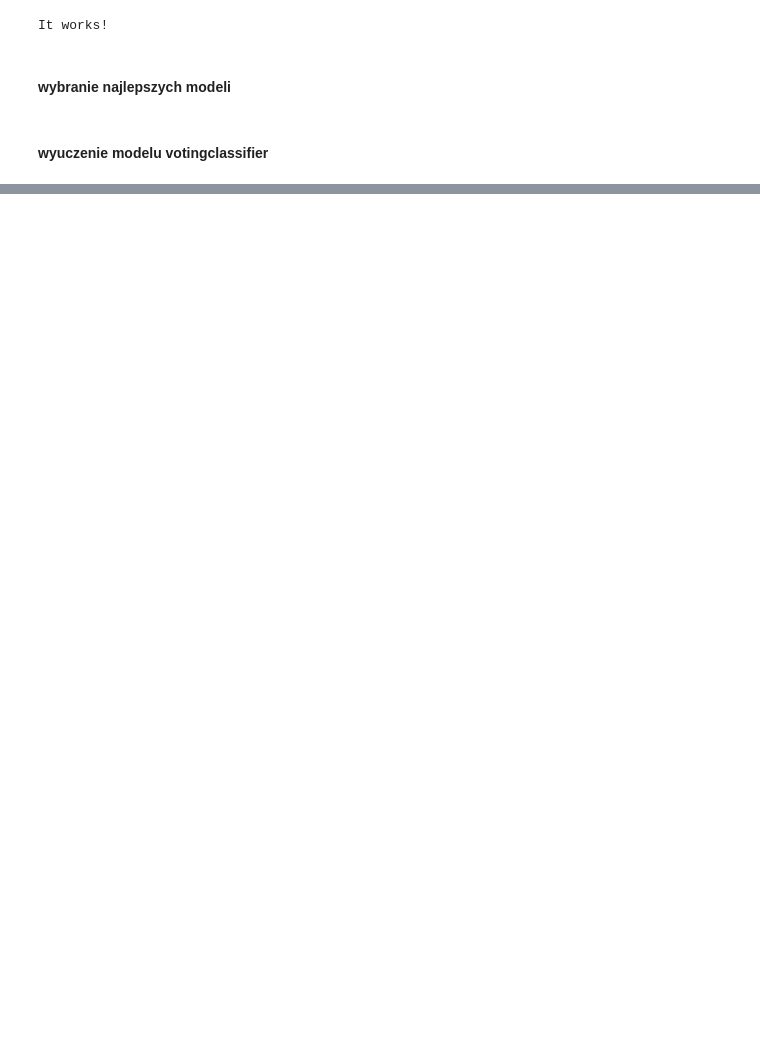
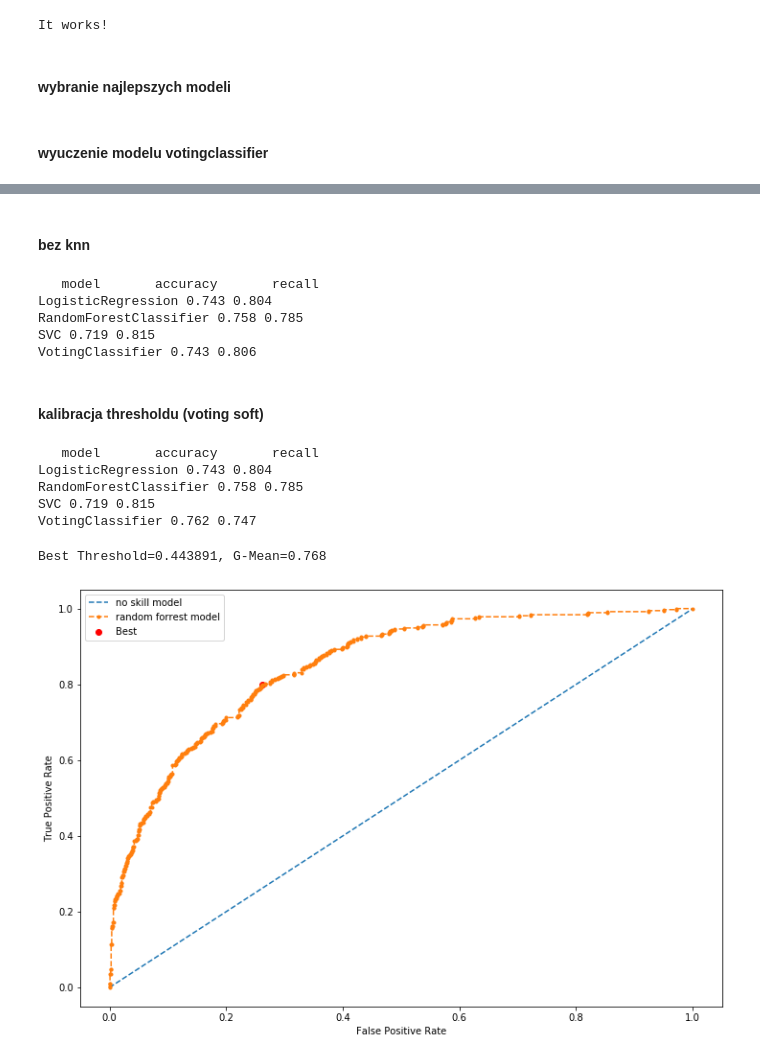
Before and after one commit to infoshareacademy/jdszr6-slytherin_group, a Jupyter notebook: ML_project/mk_scripts/Ensemble_Learning.ipynb, the cells around one changed output, grey strips where cells are left out. Cells and saved outputs as stored; diff of their text form; code cells hidden in the pictures; blank space fills up the shorter version.

```diff
--- a/ML_project/mk_scripts/Ensemble_Learning.ipynb
+++ b/ML_project/mk_scripts/Ensemble_Learning.ipynb
@@ -37,11 +37,17 @@ data_labels = train_set["Churn_Yes"].copy()
 data_num = data[["tenure", "MonthlyCharges", "TotalCharges"]]
 data_cat = data.drop(columns=["tenure", "MonthlyCharges", "TotalCharges"])
 
+
 num_attribs = list(data_num)
 cat_attribs = list(data_cat)
 
 full_pipeline = ColumnTransformer([
-    ("num", StandardScaler(), num_attribs),
+    ("num", Pipeline([
+        ("poly", PolynomialFeatures(degree=5,
+                                    include_bias=False,
+                                    interaction_only=False)),
+        ("scaler", StandardScaler()),
+    ]), num_attribs),
     ("cat", OneHotEncoder(drop="first"), cat_attribs),
 ])
 
@@ -49,7 +55,7 @@ new_data = full_pipeline.fit_transform(data)
 
 class DropTransformer(BaseEstimator, TransformerMixin):
 
-    def __init__(self, threshold = 0.8):
+    def __init__(self, threshold):
         self.threshold = threshold
         print("It works!")
 
@@ -67,7 +73,7 @@ class DropTransformer(BaseEstimator, TransformerMixin):
 
         return transformed_data
 
-pipeline = Pipeline([("droper", DropTransformer(threshold = 0.7))])
+pipeline = Pipeline([("droper", DropTransformer(threshold = 0.95))])
 
 data_prepared = pipeline.fit_transform(new_data)
 
@@ -85,3 +86,8 @@ knn_clf = KNeighborsClassifier()
+# %%
+log_clf = LogisticRegression(C=0.5, solver="liblinear", class_weight="balanced", random_state=44)
+rnd_clf = RandomForestClassifier(max_depth=7, max_features="auto", min_samples_leaf=10, class_weight="balanced", random_state=44)
+svm_clf = SVC(kernel="rbf", C=1, gamma="auto", class_weight="balanced", random_state=44, probability=True)
+knn_clf = KNeighborsClassifier(n_neighbors = 41, leaf_size = 10, p = 1, metric = "euclidean", weights = "uniform")
 # %% [markdown]
 #### wyuczenie modelu votingclassifier
 # %%
@@ -107,0 +110,20 @@ VotingClassifier 0.797 0.538
+# %% [markdown]
+#### bez knn
+# %%
+voting_clf = VotingClassifier(
+    estimators=[("lr", log_clf), ("rf", rnd_clf), ("svc", svm_clf)],
+    voting="hard")
+
+print("   model   ", "   accuracy   ", "   recall   ")
+for clf in (log_clf, rnd_clf, svm_clf, voting_clf):
+    clf.fit(X_train, y_train)
+    y_pred = clf.predict(X_val)
+    print(clf.__class__.__name__, round(accuracy_score(y_val, y_pred),3), round(recall_score(y_val, y_pred), 3))
+# %% [output]
+   model       accuracy       recall
+LogisticRegression 0.743 0.804
+RandomForestClassifier 0.758 0.785
+SVC 0.719 0.815
+VotingClassifier 0.743 0.806
+# %% [markdown]
+#### kalibracja thresholdu (voting soft)
@@ -107,0 +133,34 @@ VotingClassifier 0.797 0.538
+# %%
+voting_clf = VotingClassifier(
+    estimators=[("lr", log_clf), ("rf", rnd_clf), ("svc", svm_clf)],
+    voting="soft")
+
+print("   model   ", "   accuracy   ", "   recall   ")
+for clf in (log_clf, rnd_clf, svm_clf, voting_clf):
+    clf.fit(X_train, y_train)
+    y_pred = clf.predict(X_val)
+    print(clf.__class__.__name__, round(accuracy_score(y_val, y_pred),3), round(recall_score(y_val, y_pred), 3))
+# %% [output]
+   model       accuracy       recall
+LogisticRegression 0.743 0.804
+RandomForestClassifier 0.758 0.785
+SVC 0.719 0.815
+VotingClassifier 0.762 0.747
+# %%
+fpr, tpr, thresholds = roc_curve(y_val, voting_clf.predict_proba(X_val)[:,1])
+
+gmeans = np.sqrt(tpr * (1-fpr))
+ix = np.argmax(gmeans)
+print('Best Threshold=%f, G-Mean=%.3f' % (thresholds[ix], gmeans[ix]))
+
+plt.figure(figsize = (12, 8))
+plt.plot([0,1], [0,1], linestyle='--', label='no skill model')
+plt.plot(fpr, tpr, marker='.', linestyle='--', label='random forrest model')
+plt.scatter(fpr[ix], tpr[ix], marker='o', color='red', label='Best')
+plt.xlabel('False Positive Rate')
+plt.ylabel('True Positive Rate')
+plt.legend()
+plt.show()
+# %% [output]
+Best Threshold=0.443891, G-Mean=0.768
+[figure, added]
```
Also changed, not shown: parts of 11 cells of this notebook, 3 other files.
